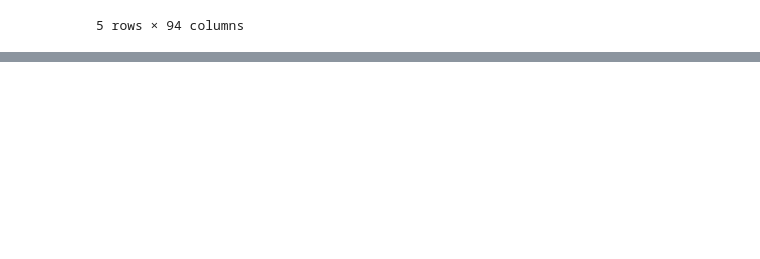
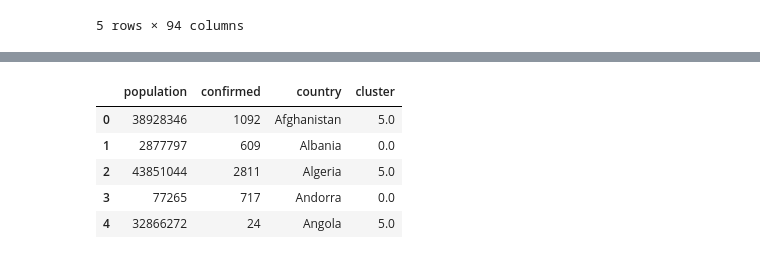
Before and after one commit to awells-uva/cs-project-covid, a Jupyter notebook: final_project.ipynb, the cells around one changed output, grey strips where cells are left out. Drawn from its saved outputs; the diff is of its cells as text; code cells hidden in the pictures; blank space fills up the shorter version.

Commit message:
Add KMeans Clustering

```diff
--- a/final_project.ipynb
+++ b/final_project.ipynb
@@ -552,0 +553,51 @@ UnboundLocalError: local variable 'index' referenced before assignment
+# %%
+
+
+def kmean_analysis(DataFrame, population, plotAllPop = True, n_clusters = 6 , removeOutliers = False, yaxis='population' ):
+    from sklearn.cluster import KMeans
+
+    dataframe = DataFrame.groupby(['Country/Region']).sum().reset_index()
+    x = []
+    y = []
+    labels = []
+    for index, row in dataframe.iterrows():
+        for index_pop, row_pop in population.iterrows():
+            if row_pop['country'] == row['Country/Region']:
+                # ToDO:
+                if not plotAllPop:
+                    if row[-1] < baseline: # If number of Confirmed Cases < baseline
+                        continue
+                if yaxis.lower() == 'population':
+                    x.append(int(row_pop['population']))
+                if yaxis.lower() == 'density':
+                    x.append(int(row_pop['density(P/Km2)']))
+                y.append(int(row[-1]))
+                labels.append(row['Country/Region'])
+                break
+    if yaxis.lower() == 'population':
+        outframe = pandas.DataFrame({'population': x, 'confirmed':y},columns=['population','confirmed'])
+    if yaxis.lower() == 'density':
+        outframe = pandas.DataFrame({'density(P/Km2)': x, 'confirmed':y},columns=['density(P/Km2)','confirmed'])
+
+
+    kmeans = KMeans(n_clusters=n_clusters).fit(outframe)
+    centroids = kmeans.cluster_centers_
+
+    outframe['country'] = labels
+    outframe['cluster'] = kmeans.labels_.astype(float)
+
+    return outframe, centroids
+
+n_clusters = 6
+kmeanDF_pop, centroids_pop =  kmean_analysis(covid_19_time_series_confirmed,population, yaxis='population', n_clusters = n_clusters )
+
+kmeanDF_popDen, centroids_popDen =  kmean_analysis(covid_19_time_series_confirmed,population, yaxis='density', n_clusters = n_clusters)
+
+kmeanDF_pop.head()
+# %% [output]
+|  | population | confirmed | country | cluster |
+| 0 | 38928346 | 1092 | Afghanistan | 5.0 |
+| 1 | 2877797 | 609 | Albania | 0.0 |
+| 2 | 43851044 | 2811 | Algeria | 5.0 |
+| 3 | 77265 | 717 | Andorra | 0.0 |
+| 4 | 32866272 | 24 | Angola | 5.0 |
```
Also changed, not shown: parts of 6 cells of this notebook, 3 other files.
